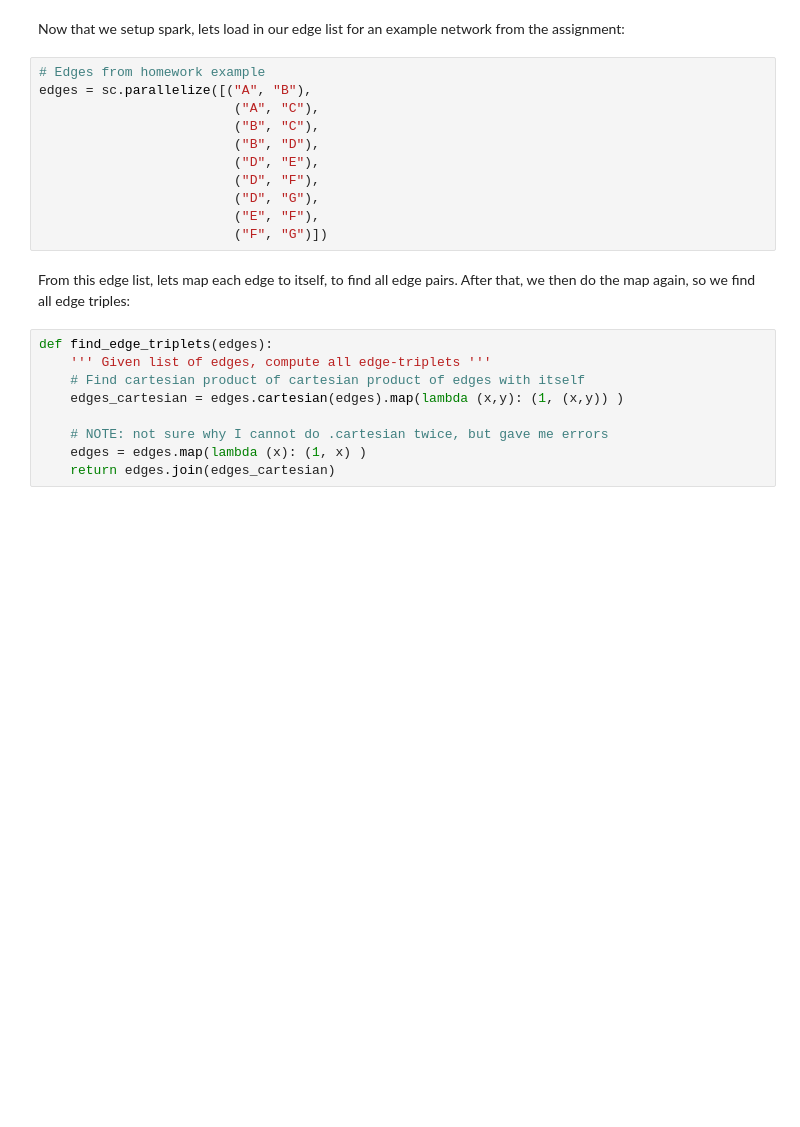
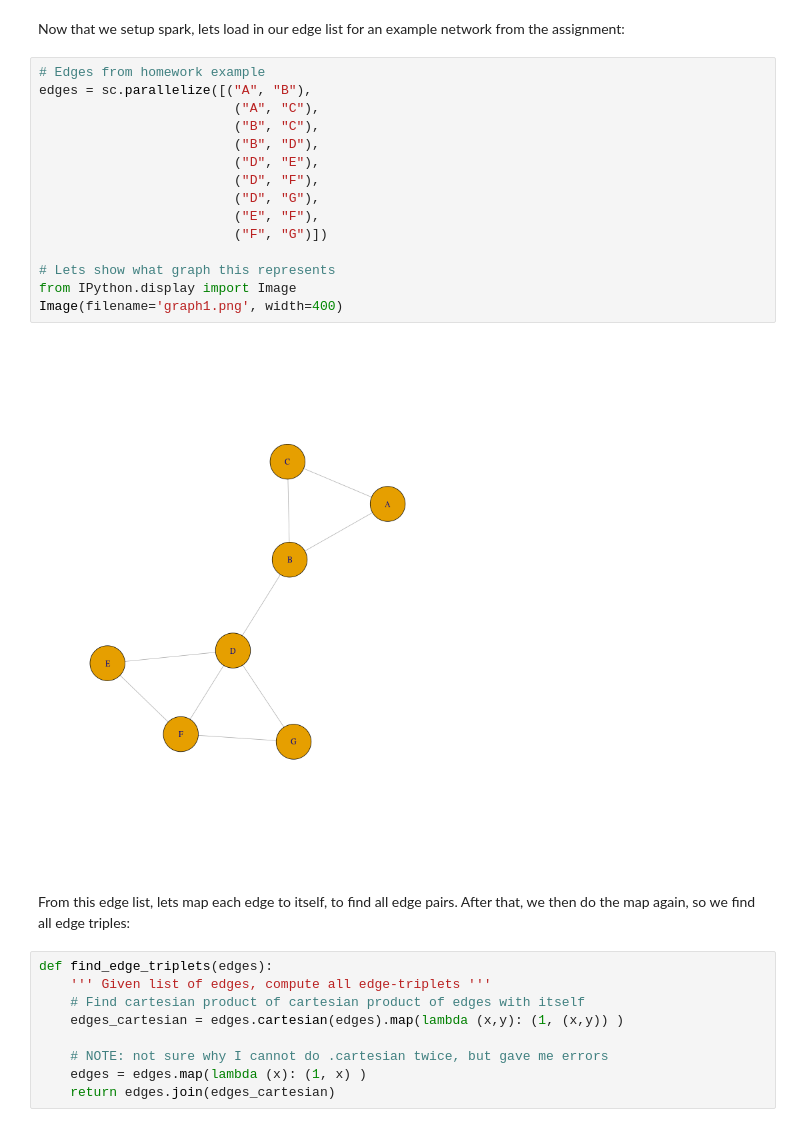
Before and after one commit to jquacinella/IS622_Repository, a Jupyter notebook: Week14/Week 14 - Discussion.ipynb, the cells around one changed output. Saved outputs shown, nothing was run; the diff lists cells and outputs as text; blank space fills up the shorter version.

```diff
--- a/Week14/Week 14 - Discussion.ipynb
+++ b/Week14/Week 14 - Discussion.ipynb
@@ -14,14 +16,20 @@ Now that we setup spark, lets load in our edge list for an example network from
 # %%
 # Edges from homework example
 edges = sc.parallelize([("A", "B"),
                          ("A", "C"),
                          ("B", "C"),
                          ("B", "D"),
                          ("D", "E"),
                          ("D", "F"),
                          ("D", "G"),
                          ("E", "F"),
                          ("F", "G")])
+
+# Lets show what graph this represents
+from IPython.display import Image
+Image(filename='graph1.png', width=400)
+# %% [output]
+[figure, added]
 # %% [markdown]
 From this edge list, lets map each edge to itself, to find all edge pairs. After that, we then do the map again, so we find all edge triples:
 # %%
```
Also changed, not shown: parts of 7 cells of this notebook.
